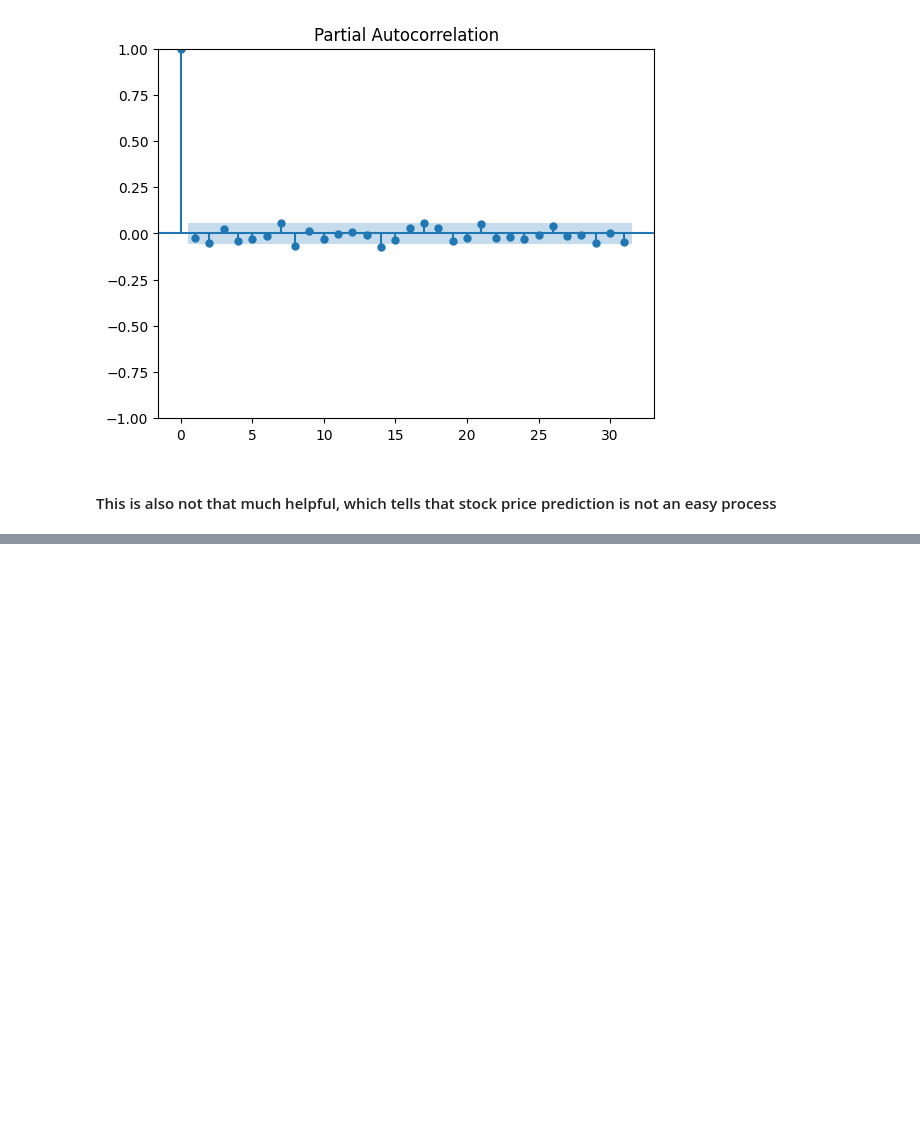
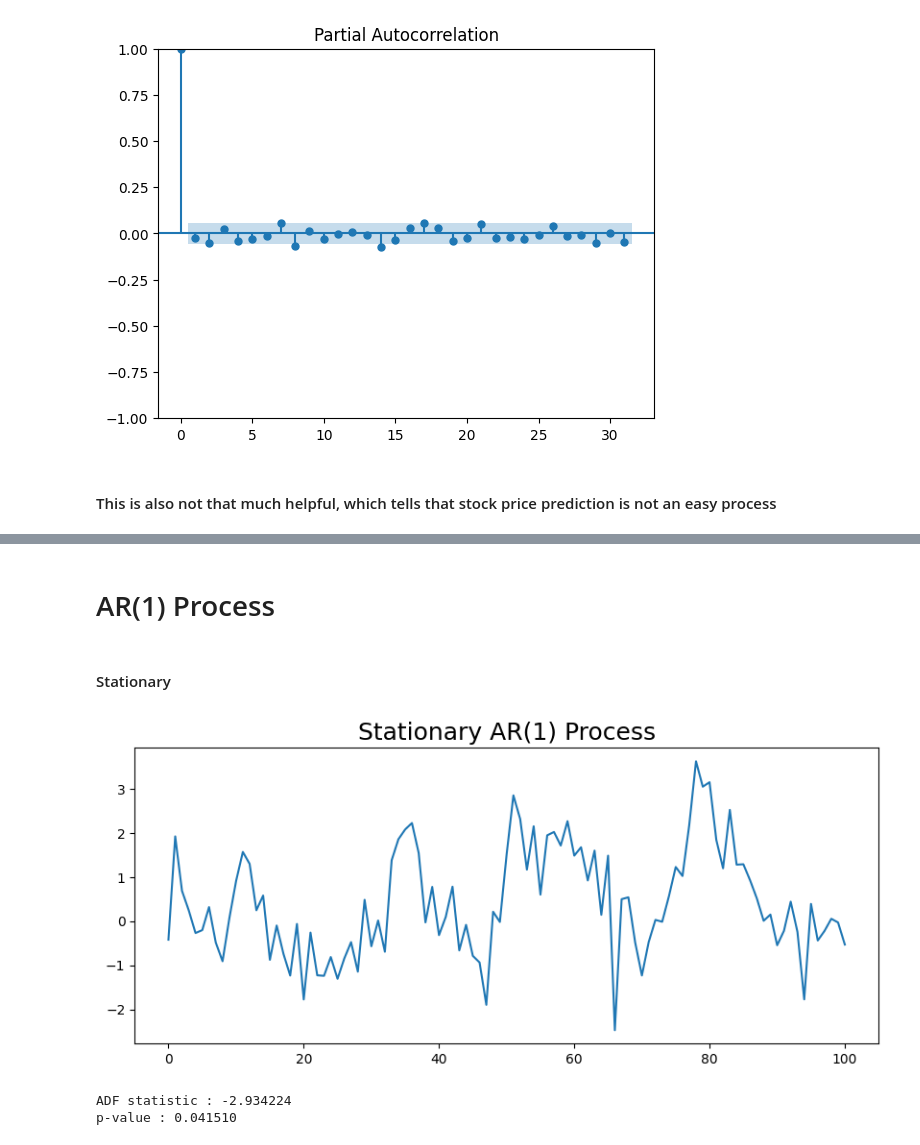
Before and after one commit to crsdvaibhav/notes, a Jupyter notebook: finance/time-series/time-series-1.ipynb, the cells around one changed output, grey strips where cells are left out. Cells and saved outputs as stored; diff of their text form; code cells hidden in the pictures; blank space fills up the shorter version.

```diff
--- a/finance/time-series/time-series-1.ipynb
+++ b/finance/time-series/time-series-1.ipynb
@@ -144,0 +141,19 @@ pacf_plot = plot_pacf(tickerDf.FirstDifference)
+# %%
+def generate_ar_process(lags, coefs, length):
+
+    #cast coefs to np array
+    coefs = np.array(coefs)
+
+    #initial values
+    series = [np.random.normal() for _ in range(lags)]
+
+    for _ in range(length):
+        #get previous values of the series, reversed
+        prev_vals = series[-lags:][::-1]
+
+        #get new value of time series
+        new_val = np.sum(np.array(prev_vals) * coefs) + np.random.normal()
+
+        series.append(new_val)
+
+    return np.array(series)
@@ -144,0 +165,17 @@ pacf_plot = plot_pacf(tickerDf.FirstDifference)
+# %% [markdown]
+# AR(1) Process
+# %% [markdown]
+#### Stationary
+# %%
+ar_1_process = generate_ar_process(1, [.5], 100)
+plt.figure(figsize=(10,4))
+plt.plot(ar_1_process)
+plt.title('Stationary AR(1) Process', fontsize=18)
+plt.show()
+# %% [output]
+[figure, added]
+# %%
+perform_adf_test(ar_1_process)
+# %% [output]
+ADF statistic : -2.934224
+p-value : 0.041510
```
Also changed, not shown: parts of 16 cells of this notebook, 2 other files.
